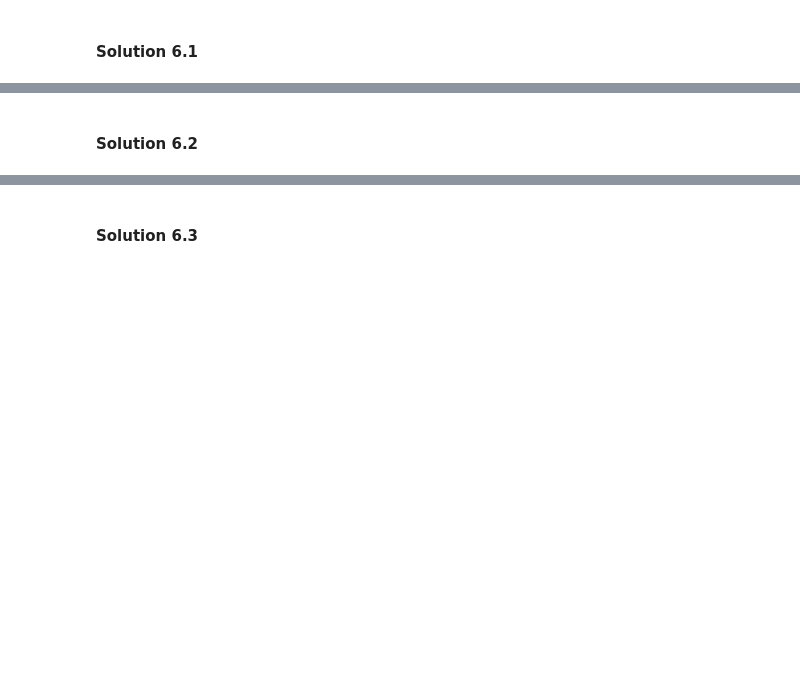
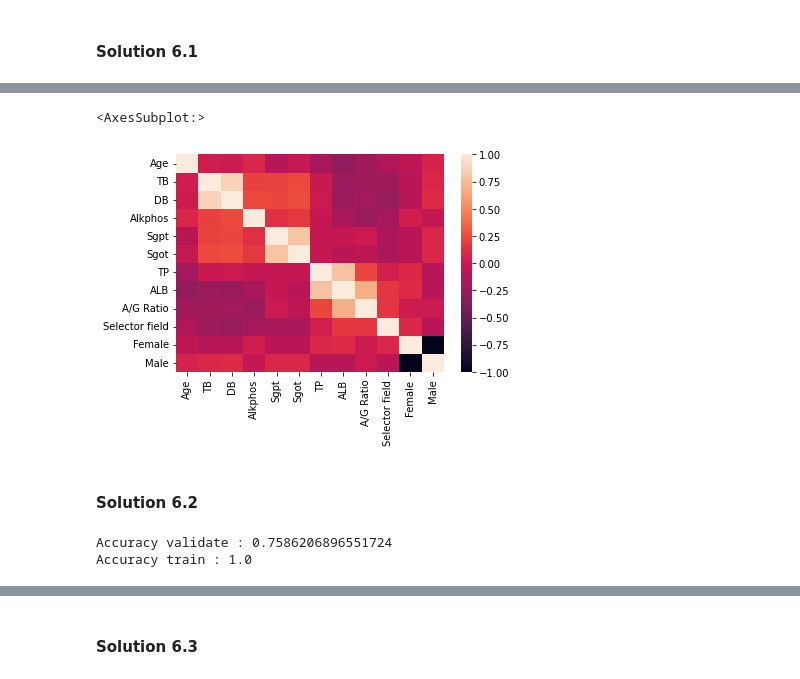
Before and after one commit to karan-shishoo/FDSA-DSCI-633-Fall2021, a Jupyter notebook: Assignment 2/DSCI-633-Assignment-2.ipynb, the cells around one changed output, grey strips where cells are left out. Saved outputs shown, nothing was run; the diff lists cells and outputs as text; code cells hidden in the pictures; blank space fills up the shorter version.

```diff
--- a/Assignment 2/DSCI-633-Assignment-2.ipynb
+++ b/Assignment 2/DSCI-633-Assignment-2.ipynb
@@ -294,0 +618,4 @@ a.	Use cross validation to compare the results of any one of Random Forest, Logi
+# %%
+#Replacing the missing values with the mean of the existing values
+df['A/G Ratio'].fillna(value=df['A/G Ratio'].mean(), inplace=True)
+df.info()
@@ -294,0 +641,5 @@ a.	Use cross validation to compare the results of any one of Random Forest, Logi
+# %%
+one_hot = pd.get_dummies(df['Gender'])
+df = df.drop('Gender',axis = 1)
+df = df.join(one_hot)
+df.head()
@@ -294,0 +653,8 @@ a.	Use cross validation to compare the results of any one of Random Forest, Logi
+# %%
+corr = df.corr()
+
+# plot the heatmap
+sns.heatmap(corr, xticklabels=corr.columns, yticklabels=corr.columns)
+# %% [output]
+<AxesSubplot:>
+[figure, added]
@@ -295,2 +664,23 @@ a.	Use cross validation to compare the results of any one of Random Forest, Logi
 # %% [markdown]
 #### Solution 6.2
+# %%
+from sklearn.tree import DecisionTreeClassifier
+from sklearn import metrics
+X = train[["Age", "Male", "Female", "TB", "DB", "Alkphos", "Sgpt", "Sgot", "TP", "ALB", "A/G Ratio"]]
+Y = train[["Selector field"]]
+
+clf = DecisionTreeClassifier()
+clf = clf.fit(X,Y)
+
+X_validate = validate[["Age", "Male", "Female", "TB", "DB", "Alkphos", "Sgpt", "Sgot", "TP", "ALB", "A/G Ratio"]]
+Y_validate = validate[["Selector field"]]
+
+Y_pred = clf.predict(X_validate)
+train_pred = clf.predict(X)
+
+print("Accuracy validate :", metrics.accuracy_score(Y_validate, Y_pred))
+print("Accuracy train :", metrics.accuracy_score(Y, train_pred))
+## Train Accuracy is 1, it is overfitted will look at tweaking hyper parameters in next cell
+# %% [output]
+Accuracy validate : 0.7586206896551724
+Accuracy train : 1.0
```
Also changed, not shown: parts of 36 cells of this notebook, 3 other files.
